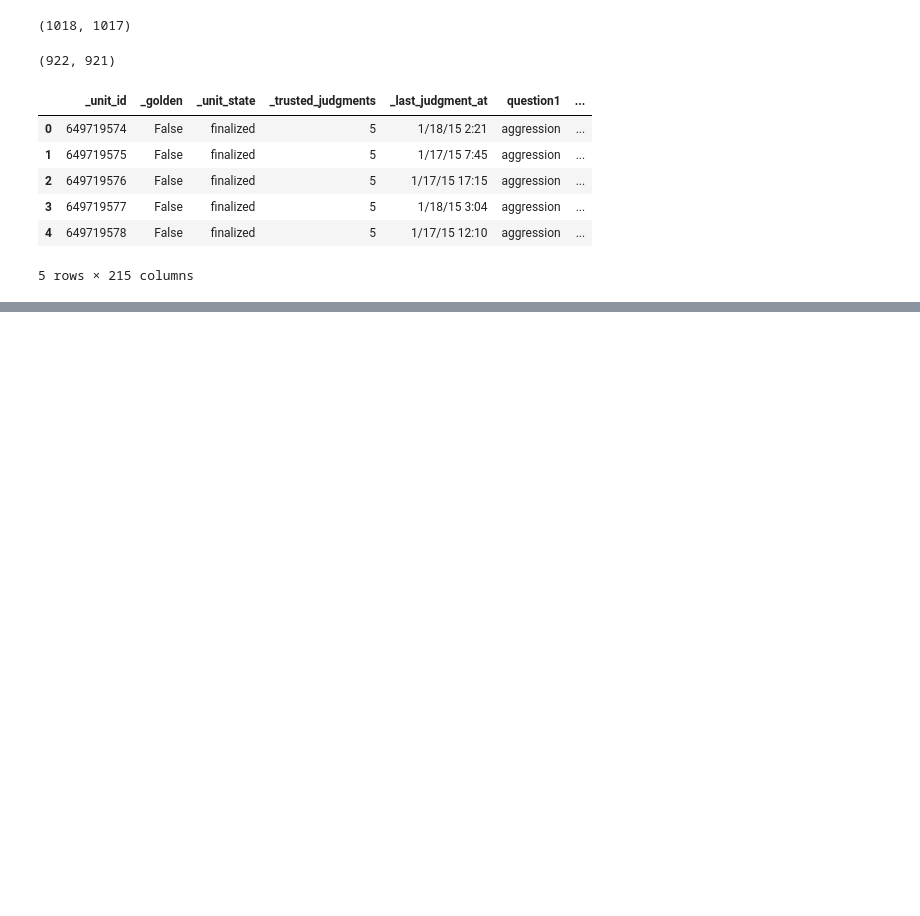
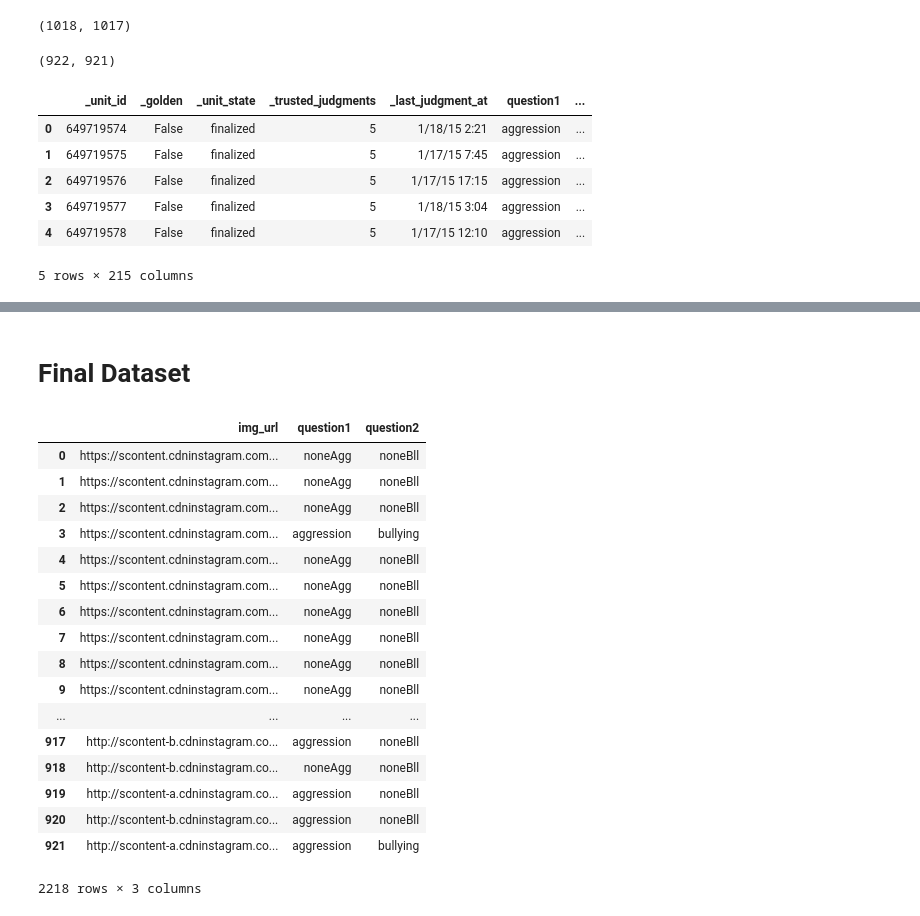
Before and after one commit to Hitkul/Analysis-of-Trolling-prone-images, a Jupyter notebook: dataset_analysis .ipynb, the cells around one changed output, grey strips where cells are left out. Drawn from its saved outputs; the diff is of its cells as text; code cells hidden in the pictures; blank space fills up the shorter version.

```diff
--- a/dataset_analysis .ipynb
+++ b/dataset_analysis .ipynb
@@ -154,18 +154,18 @@ df.head()
 # %% [markdown]
 ## Session Label
 # %%
-df = pd.read_csv('data/Insta_labeled_data/sessions_0plus_to_10_metadata.csv', encoding='latin-1')
-len(df['img_url']),len(set(df['img_url']))
+df_0_10 = pd.read_csv('data/Insta_labeled_data/sessions_0plus_to_10_metadata.csv', encoding='latin-1')
+len(df_0_10['img_url']),len(set(df_0_10['img_url']))
 # %% [output]
 (278, 278)
 # %%
-df = pd.read_csv('data/Insta_labeled_data/sessions_10plus_to_40_metadata.csv', encoding='latin-1')
-len(df['img_url']),len(set(df['img_url']))
+df_10_40 = pd.read_csv('data/Insta_labeled_data/sessions_10plus_to_40_metadata.csv', encoding='latin-1')
+len(df_10_40['img_url']),len(set(df_10_40['img_url']))
 # %% [output]
 (1018, 1017)
 # %%
-df = pd.read_csv('data/Insta_labeled_data/sessions_40plus_metadata.csv', encoding='latin-1')
-len(df['img_url']),len(set(df['img_url']))
+df_40 = pd.read_csv('data/Insta_labeled_data/sessions_40plus_metadata.csv', encoding='latin-1')
+len(df_40['img_url']),len(set(df_40['img_url']))
 # %% [output]
 (922, 921)
 # %%
@@ -190,0 +192,25 @@ df.head()
+# %% [markdown]
+# Final Dataset
+# %%
+final_df = pd.concat([df_0_10[['img_url','question1','question2']],df_10_40[['img_url','question1','question2']],df_40[['img_url','question1','question2']]])
+# %%
+final_df
+# %% [output]
+|  | img_url | question1 | question2 |
+| 0 | https://scontent.cdninstagram.com... | noneAgg | noneBll |
+| 1 | https://scontent.cdninstagram.com... | noneAgg | noneBll |
+| 2 | https://scontent.cdninstagram.com... | noneAgg | noneBll |
+| 3 | https://scontent.cdninstagram.com... | aggression | bullying |
+| 4 | https://scontent.cdninstagram.com... | noneAgg | noneBll |
+| 5 | https://scontent.cdninstagram.com... | noneAgg | noneBll |
+| 6 | https://scontent.cdninstagram.com... | noneAgg | noneBll |
+| 7 | https://scontent.cdninstagram.com... | noneAgg | noneBll |
+| 8 | https://scontent.cdninstagram.com... | noneAgg | noneBll |
+| 9 | https://scontent.cdninstagram.com... | noneAgg | noneBll |
+| ... | ... | ... | ... |
+| 917 | http://scontent-b.cdninstagram.co... | aggression | noneBll |
+| 918 | http://scontent-b.cdninstagram.co... | noneAgg | noneBll |
+| 919 | http://scontent-a.cdninstagram.co... | aggression | noneBll |
+| 920 | http://scontent-b.cdninstagram.co... | aggression | noneBll |
+| 921 | http://scontent-a.cdninstagram.co... | aggression | bullying |
+2218 rows × 3 columns
```
Also changed, not shown: parts of 5 cells of this notebook.
